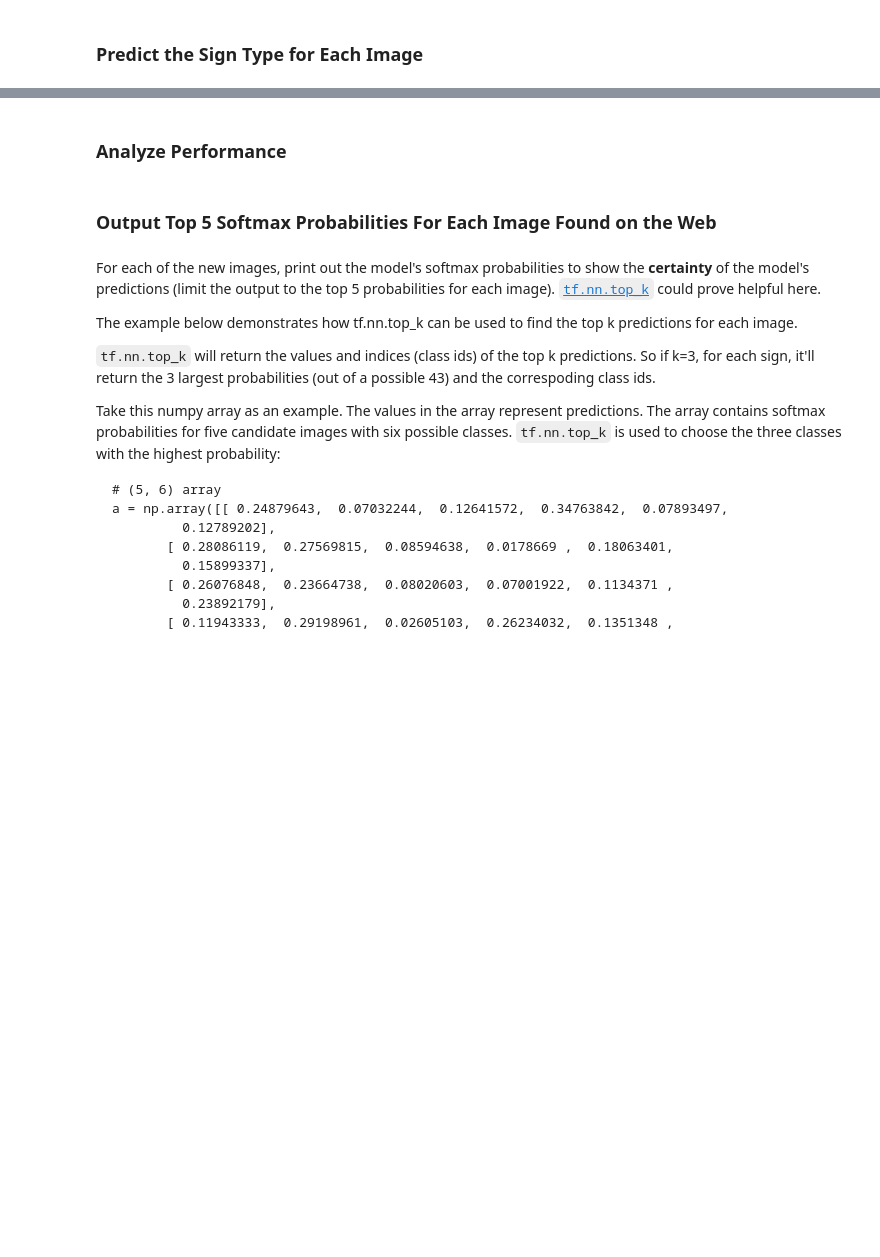
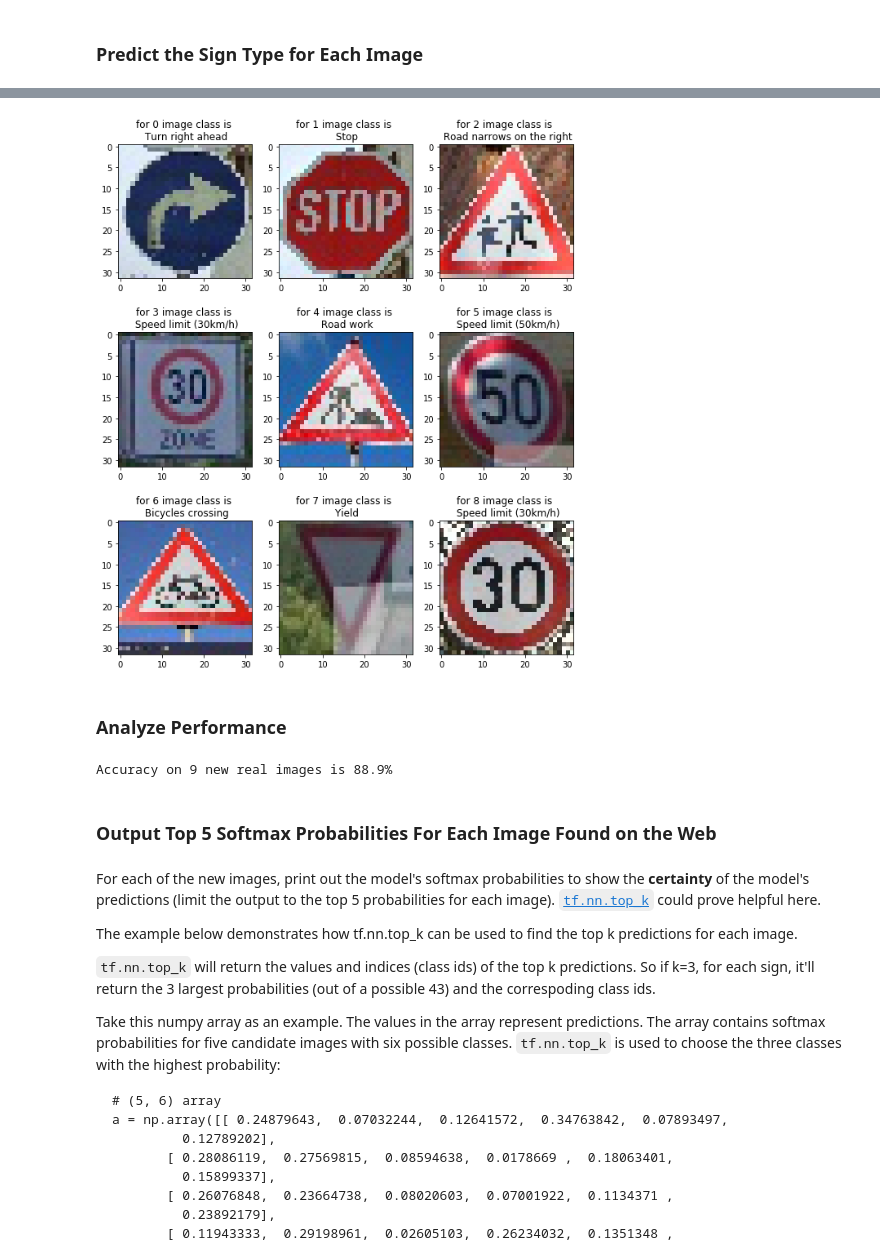
Before and after one commit to lexavtanke/CarND-Traffic-Sign-Classifier-Project, a Jupyter notebook: Traffic_Sign_Classifier.ipynb, the cells around one changed output, grey strips where cells are left out. Saved outputs shown, nothing was run; the diff lists cells and outputs as text; code cells hidden in the pictures; blank space fills up the shorter version.

```diff
--- a/Traffic_Sign_Classifier.ipynb
+++ b/Traffic_Sign_Classifier.ipynb
@@ -480,7 +492,7 @@ for i in range(len(real_imgs_list)):
 import tensorflow as tf
 from tensorflow.keras.models import load_model
 
-model = load_model("lenet_d12_d32_bs64_balansed_ne29_lr002.h5")
+model = load_model("lenet_color_d12_d32_bs64_balansed_ne29_lr002_norm255_best_weights.h5")
 # %%
 test_image = real_imgs_list[4]
 np_test_images = np.array(real_imgs_list)
@@ -493,18 +506,26 @@ plt.imshow(test_image)
 # %%
 model_out = model.predict(np_test_images)
 
 predicted_classes = model_out.argmax(axis=1)
 
-fig = plt.figure(figsize=(10, 10))
+fig = plt.figure(figsize=(10, 12))
 for i in range(len(model_out)):
     fig.add_subplot(3, 3, i+1)
-    plt.title(f'for {i} image class is {predicted_classes[i]}')
+    plt.title(f'for {i} image class is \n {descriptions[predicted_classes[i]]}')
     plt.imshow(np_test_images[i])
+plt.savefig("NewImagesPrediction.png")
+# %% [output]
+[figure, added]
 # %% [markdown]
 ### Analyze Performance
 # %%
 ### Calculate the accuracy for these 5 new images.
 ### For example, if the model predicted 1 out of 5 signs correctly, it's 20% accurate on these new images.
+correct_n = 8
+accuracy_new = 8 / len(real_imgs_list)
+print(f"Accuracy on {len(real_imgs_list)} new real images is { 100*round(accuracy_new, 3)}%")
+# %% [output]
+Accuracy on 9 new real images is 88.9%
 # %% [markdown]
 ### Output Top 5 Softmax Probabilities For Each Image Found on the Web
 # %% [markdown]
```
Also changed, not shown: parts of 17 cells of this notebook, 3 other files.
